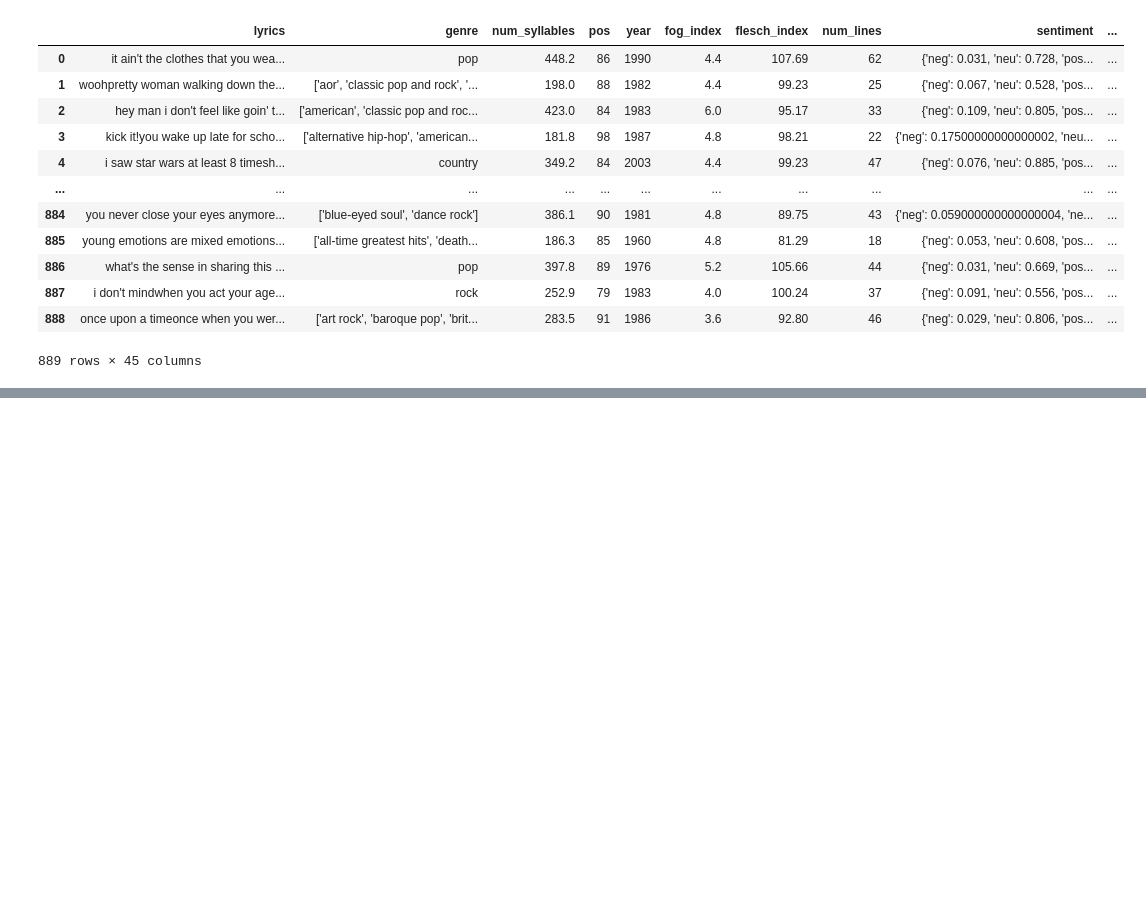
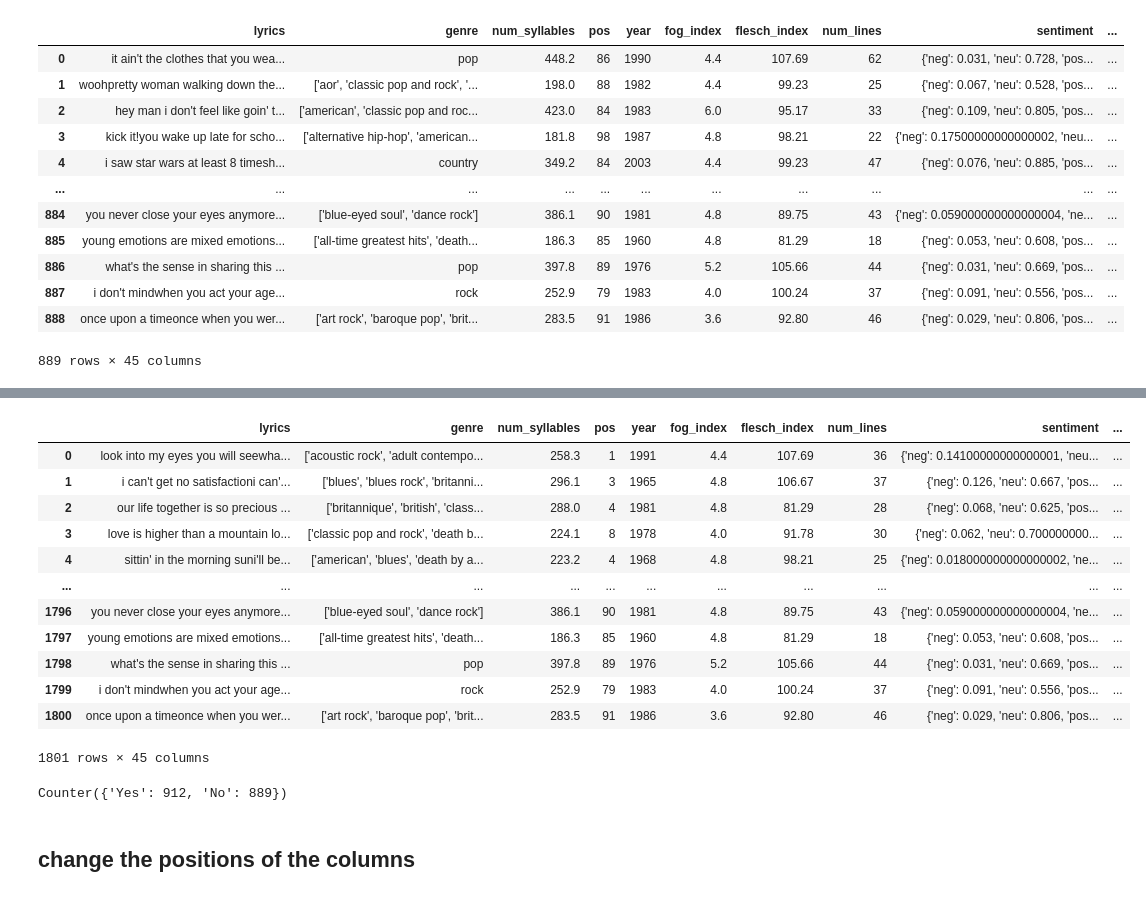
Before and after one commit to tig1795/predicting_hits_ML_MA, a Jupyter notebook: code/0_creating_data/concat_datasets.ipynb, the cells around one changed output, grey strips where cells are left out. Cells and saved outputs as stored; diff of their text form; code cells hidden in the pictures; blank space fills up the shorter version.

```diff
--- a/code/0_creating_data/concat_datasets.ipynb
+++ b/code/0_creating_data/concat_datasets.ipynb
@@ -207,0 +210,5 @@ result2.to_csv('../../data/CSV/nohits_with_af.csv', index=False)
+# %%
+import pandas as pd
+
+df1 = pd.read_csv('../../data/CSV/hits_with_af.csv')
+df2 = pd.read_csv('../../data/CSV/nohits_with_af.csv')
@@ -207,0 +247,31 @@ result2.to_csv('../../data/CSV/nohits_with_af.csv', index=False)
+# %%
+# Concatenate dataframes row-wise
+merged_df = pd.concat([df1, df2], axis=0)
+
+# Reset the index of the merged dataframe
+merged_df = merged_df.reset_index(drop=True)
+
+# Print the merged dataframe
+merged_df
+# %% [output]
+|  | lyrics | genre | num_syllables | pos | year | fog_index | flesch_index | num_lines | sentiment | ... |
+| 0 | look into my eyes you will seewha... | ['acoustic rock', 'adult contempo... | 258.3 | 1 | 1991 | 4.4 | 107.69 | 36 | {'neg': 0.14100000000000001, 'neu... | ... |
+| 1 | i can't get no satisfactioni can'... | ['blues', 'blues rock', 'britanni... | 296.1 | 3 | 1965 | 4.8 | 106.67 | 37 | {'neg': 0.126, 'neu': 0.667, 'pos... | ... |
+| 2 | our life together is so precious ... | ['britannique', 'british', 'class... | 288.0 | 4 | 1981 | 4.8 | 81.29 | 28 | {'neg': 0.068, 'neu': 0.625, 'pos... | ... |
+| 3 | love is higher than a mountain lo... | ['classic pop and rock', 'death b... | 224.1 | 8 | 1978 | 4.0 | 91.78 | 30 | {'neg': 0.062, 'neu': 0.700000000... | ... |
+| 4 | sittin' in the morning suni'll be... | ['american', 'blues', 'death by a... | 223.2 | 4 | 1968 | 4.8 | 98.21 | 25 | {'neg': 0.018000000000000002, 'ne... | ... |
+| ... | ... | ... | ... | ... | ... | ... | ... | ... | ... | ... |
+| 1796 | you never close your eyes anymore... | ['blue-eyed soul', 'dance rock'] | 386.1 | 90 | 1981 | 4.8 | 89.75 | 43 | {'neg': 0.059000000000000004, 'ne... | ... |
+| 1797 | young emotions are mixed emotions... | ['all-time greatest hits', 'death... | 186.3 | 85 | 1960 | 4.8 | 81.29 | 18 | {'neg': 0.053, 'neu': 0.608, 'pos... | ... |
+| 1798 | what's the sense in sharing this ... | pop | 397.8 | 89 | 1976 | 5.2 | 105.66 | 44 | {'neg': 0.031, 'neu': 0.669, 'pos... | ... |
+| 1799 | i don't mindwhen you act your age... | rock | 252.9 | 79 | 1983 | 4.0 | 100.24 | 37 | {'neg': 0.091, 'neu': 0.556, 'pos... | ... |
+| 1800 | once upon a timeonce when you wer... | ['art rock', 'baroque pop', 'brit... | 283.5 | 91 | 1986 | 3.6 | 92.80 | 46 | {'neg': 0.029, 'neu': 0.806, 'pos... | ... |
+1801 rows × 45 columns
+# %%
+from collections import Counter
+
+Counter(merged_df.Hit)
+# %% [output]
+Counter({'Yes': 912, 'No': 889})
+# %% [markdown]
+## change the positions of the columns
```
Also changed, not shown: parts of 7 cells of this notebook, 26 other files.
